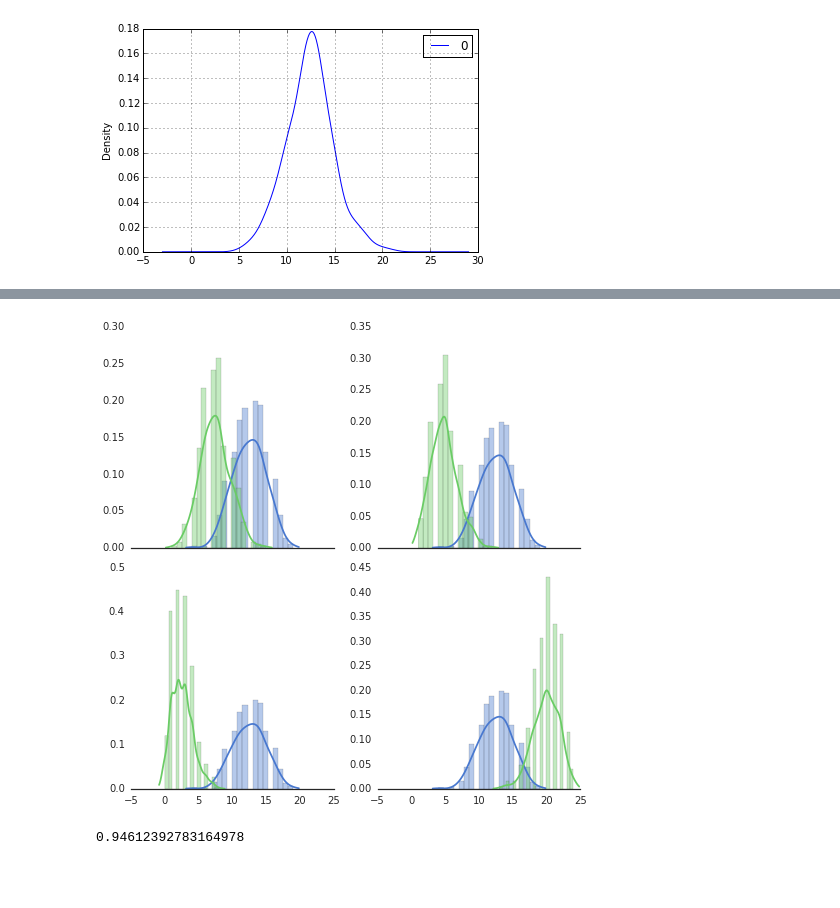
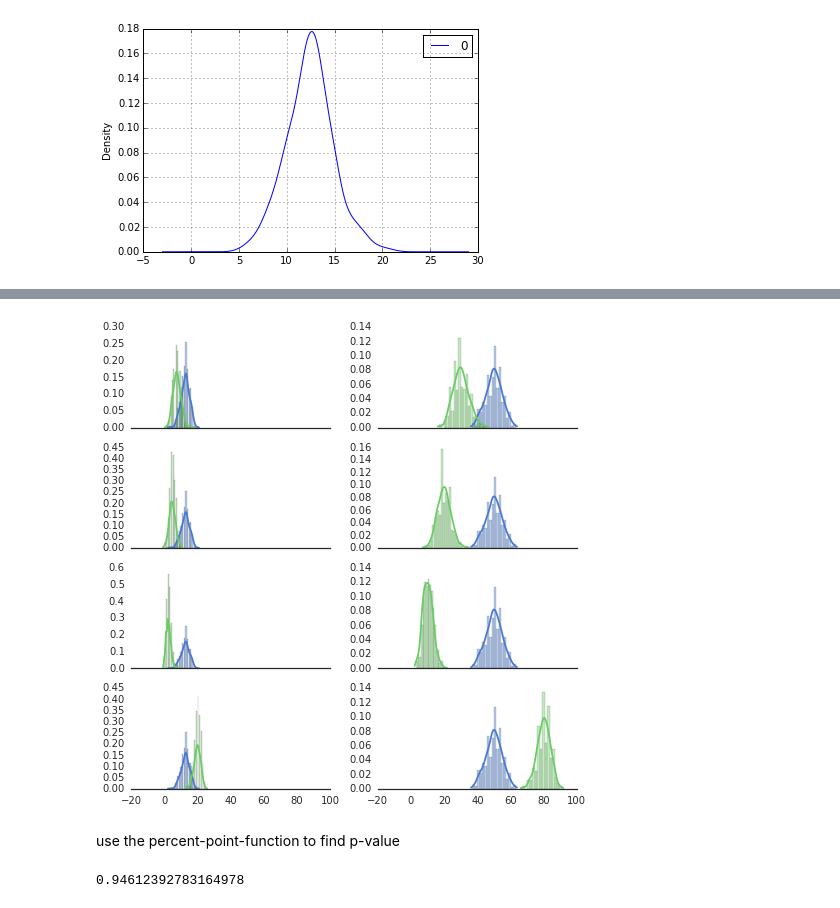
Before and after one commit to RawIron/data-hacks, a Jupyter notebook: binominal.ipynb, the cells around one changed output, grey strips where cells are left out. Cells and saved outputs as stored; diff of their text form; code cells hidden in the pictures; blank space fills up the shorter version.

```diff
--- a/binominal.ipynb
+++ b/binominal.ipynb
@@ -22,29 +24,38 @@ df.plot(kind='kde')
 # %%
 import numpy as np
 from scipy import stats
 import seaborn as sns
 
 
 s1 = stats.binom(25, 0.5).rvs(500)
+s2 = stats.binom(100, 0.5).rvs(500)
 
-s = list(range(4))
-for ix, p in enumerate([0.3, 0.2, 0.1, 0.8]):
-    s[ix] = stats.binom(25, p).rvs(500)
+s = list(range(8))
+for ix, p in enumerate([0.3, 0.3, 0.2, 0.2, 0.1, 0.1, 0.8, 0.8]):
+    if ix % 2 == 0:
+        s[ix] = stats.binom(25, p).rvs(500)
+    else:
+        s[ix] = stats.binom(100, p).rvs(500)
 
 sns.set(style="white", palette="muted")
-f, axes = plt.subplots(2, 2, figsize=(7, 7), sharex=True)
+f, axes = plt.subplots(4, 2, figsize=(7, 7), sharex=True)
 sns.despine(left=True)
 
 b, g, r, p = sns.color_palette("muted", 4)
 
-for ix, cell in enumerate([(0,0), (0,1), (1,0), (1,1)]):
-    sns.distplot(s1, color=b, ax=axes[cell])
+for ix, cell in enumerate([(0,0), (0,1), (1,0), (1,1), (2,0), (2,1), (3,0), (3,1)]):
+    if ix % 2 == 0:
+        sns.distplot(s1, color=b, ax=axes[cell])
+    else:
+        sns.distplot(s2, color=b, ax=axes[cell])
     sns.distplot(s[ix], color=g, ax=axes[cell])
 
 plt.setp(axes)
 plt.tight_layout()
 # %% [output]
-[figure, old version]
+[figure, new version]
+# %% [markdown]
+use the percent-point-function to find p-value
 # %%
 rv.cdf(16)
 # %% [output]
```
Also changed, not shown: parts of 2 cells of this notebook.
